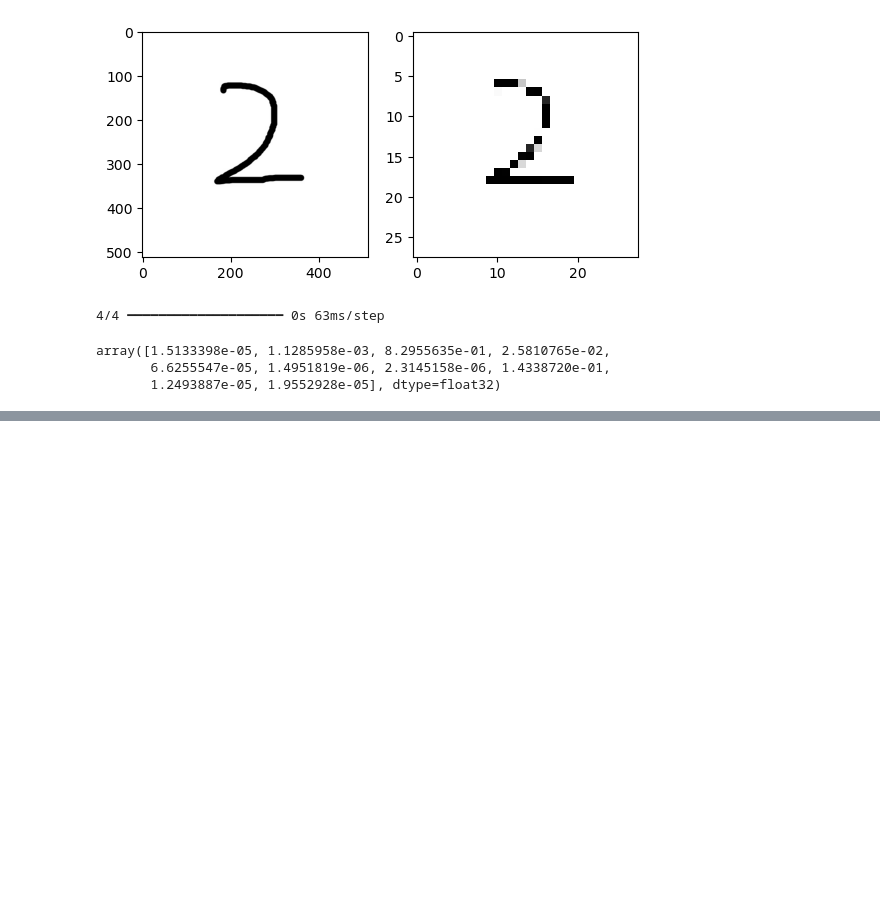
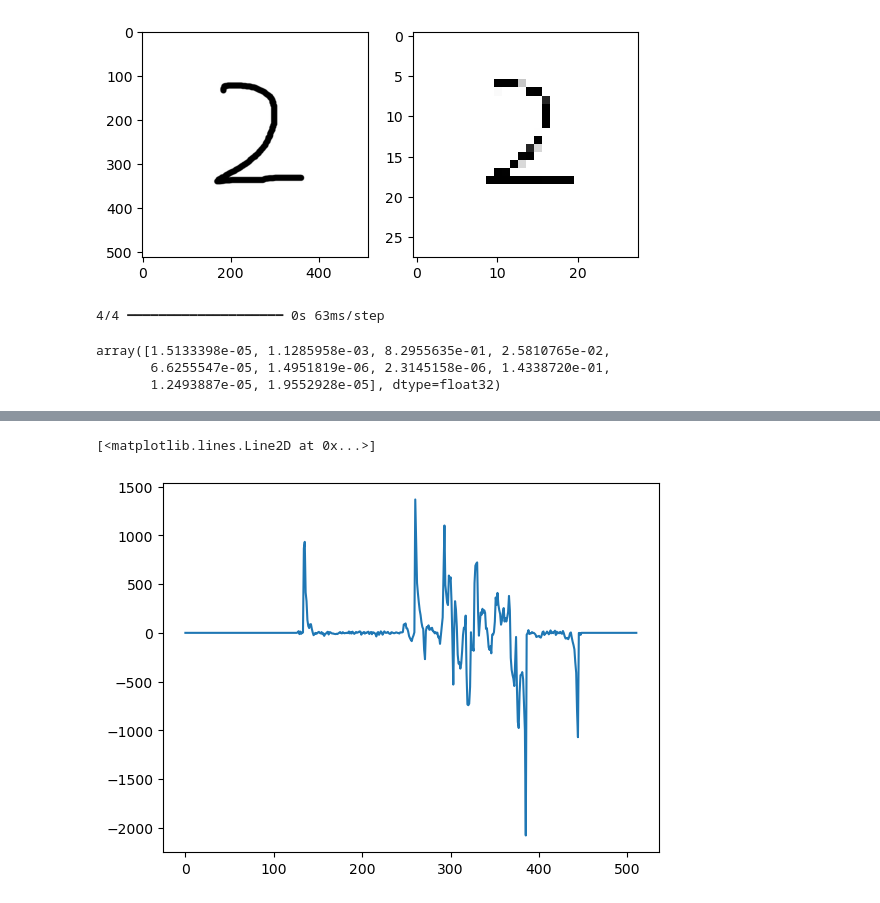
Before and after one commit to achamaria2701/digitrecognition, a Jupyter notebook: notebook/MODEL TRAINING.ipynb, the cells around one changed output, grey strips where cells are left out. Cells and saved outputs as stored; diff of their text form; code cells hidden in the pictures; blank space fills up the shorter version.

```diff
--- a/notebook/MODEL TRAINING.ipynb
+++ b/notebook/MODEL TRAINING.ipynb
@@ -299,0 +302,2 @@ for i in range(test.shape[0]):
+# %%
+vsum = np.sum(img, axis=0)
@@ -299,0 +328,7 @@ for i in range(test.shape[0]):
+# %%
+vdiff = np.diff(vsum.astype('float'))
+# %%
+plt.plot(vdiff)
+# %% [output]
+[<matplotlib.lines.Line2D at 0x...>]
+[figure, added]
```
Also changed, not shown: parts of 47 cells of this notebook, 7 other files.
